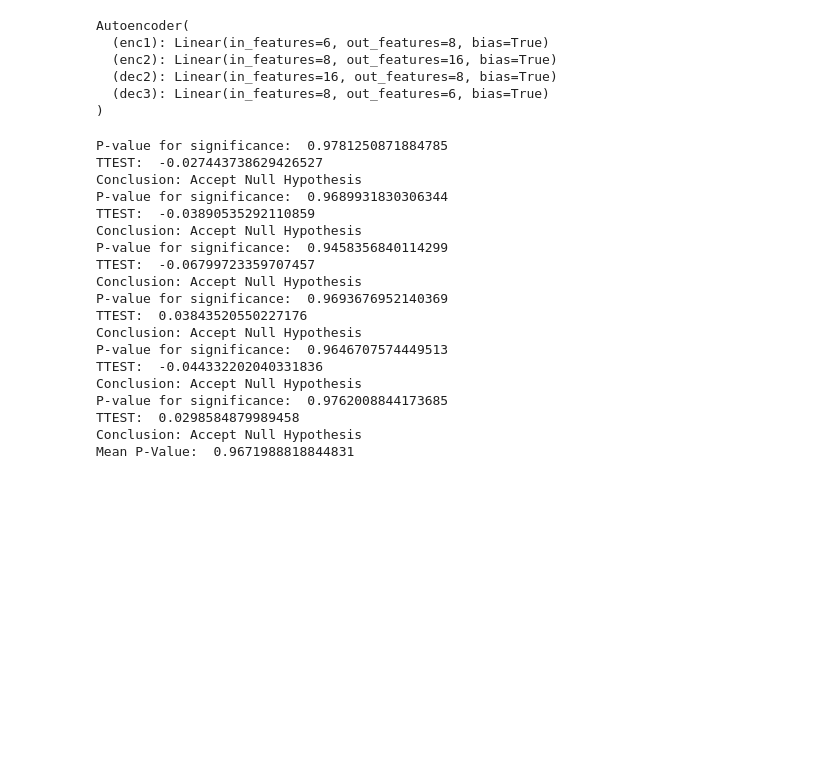
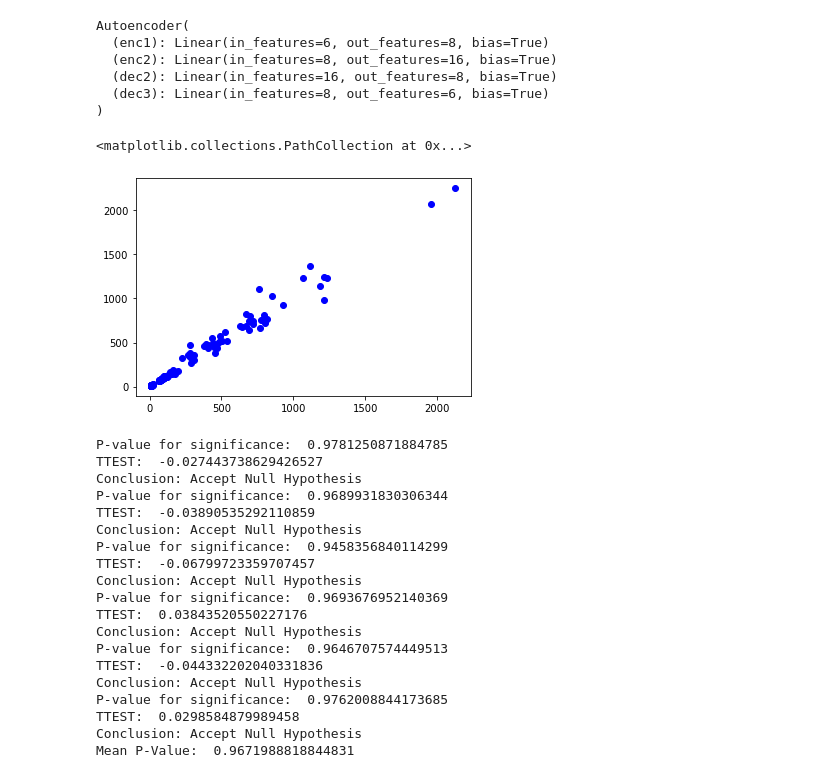
Before and after one commit to n-minhhai/DL-data-imputation, a Jupyter notebook: model3.ipynb, the cells around one changed output. Cells and saved outputs as stored; diff of their text form; code cells hidden in the pictures; blank space fills up the shorter version.

Commit message:
Added graph

```diff
--- a/model3.ipynb
+++ b/model3.ipynb
@@ -265,20 +265,25 @@ Autoencoder(
 predicted_set = my_model(x_test.double())
 predicted_set = scaler.inverse_transform(predicted_set.detach().numpy())
 
-real_set = scaler.inverse_transform(y_test.detach().numpy())
+x_test_inverse = scaler.inverse_transform(x_test.detach().numpy())
+y_test_inverse = scaler.inverse_transform(y_test.detach().numpy())
 # %%
 real_values = []
 predicted_values = []
 x_values = []
 
-
-for missing_data, full_data, predicted in zip(x_test, y_test, predicted_set):
+for missing_data, full_data, predicted in zip(x_test, y_test_inverse, predicted_set):
     if NAN in missing_data:
         for i in range(len(missing_data)):
             if missing_data[i] == NAN:
                 x_values.append(full_data[0].item())
                 real_values.append(full_data[i].item())
                 predicted_values.append(predicted[i].item())
+# %%
+plt.scatter(predicted_values, real_values, color='blue')
+# %% [output]
+<matplotlib.collections.PathCollection at 0x...>
+[figure, added]
 # %%
 from scipy import stats
 from statsmodels.stats import weightstats as stets
```
